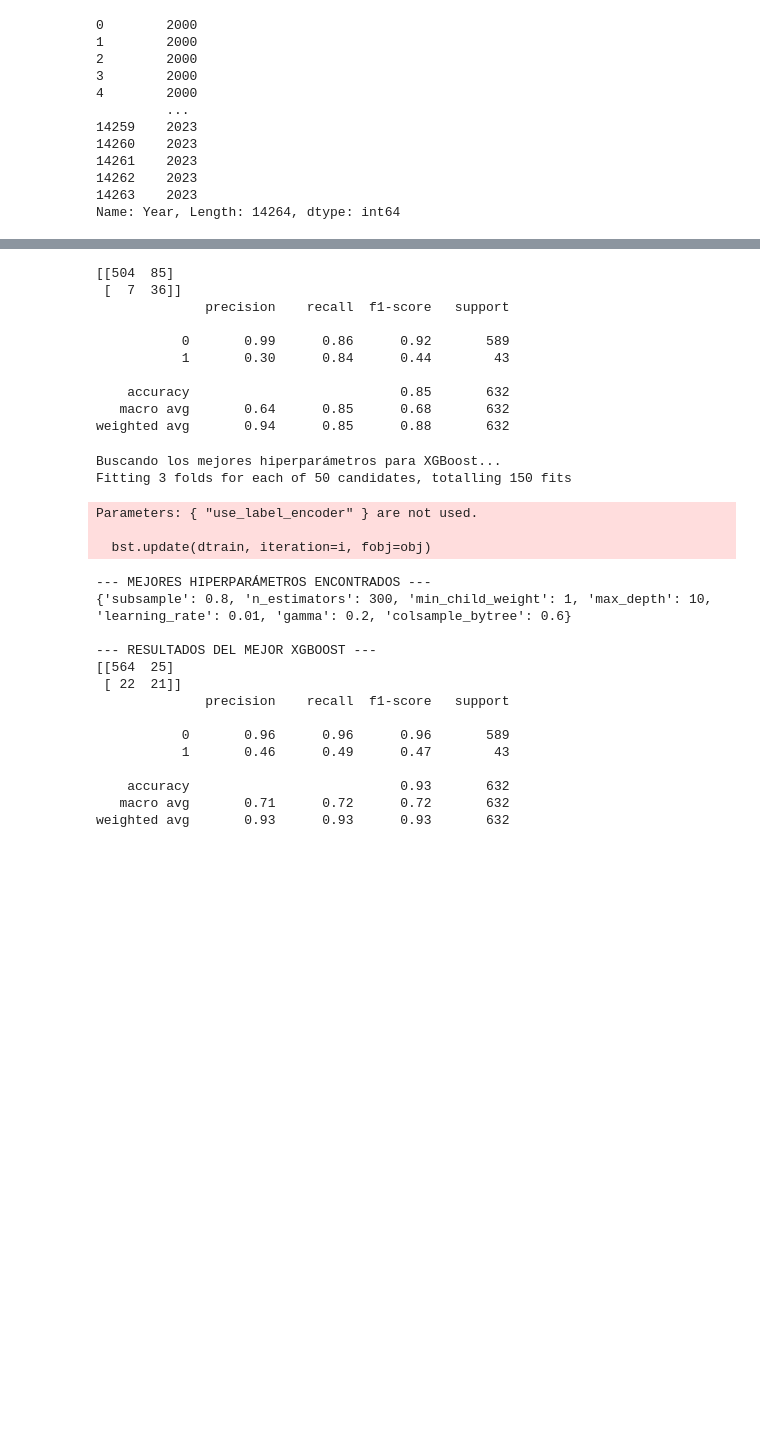
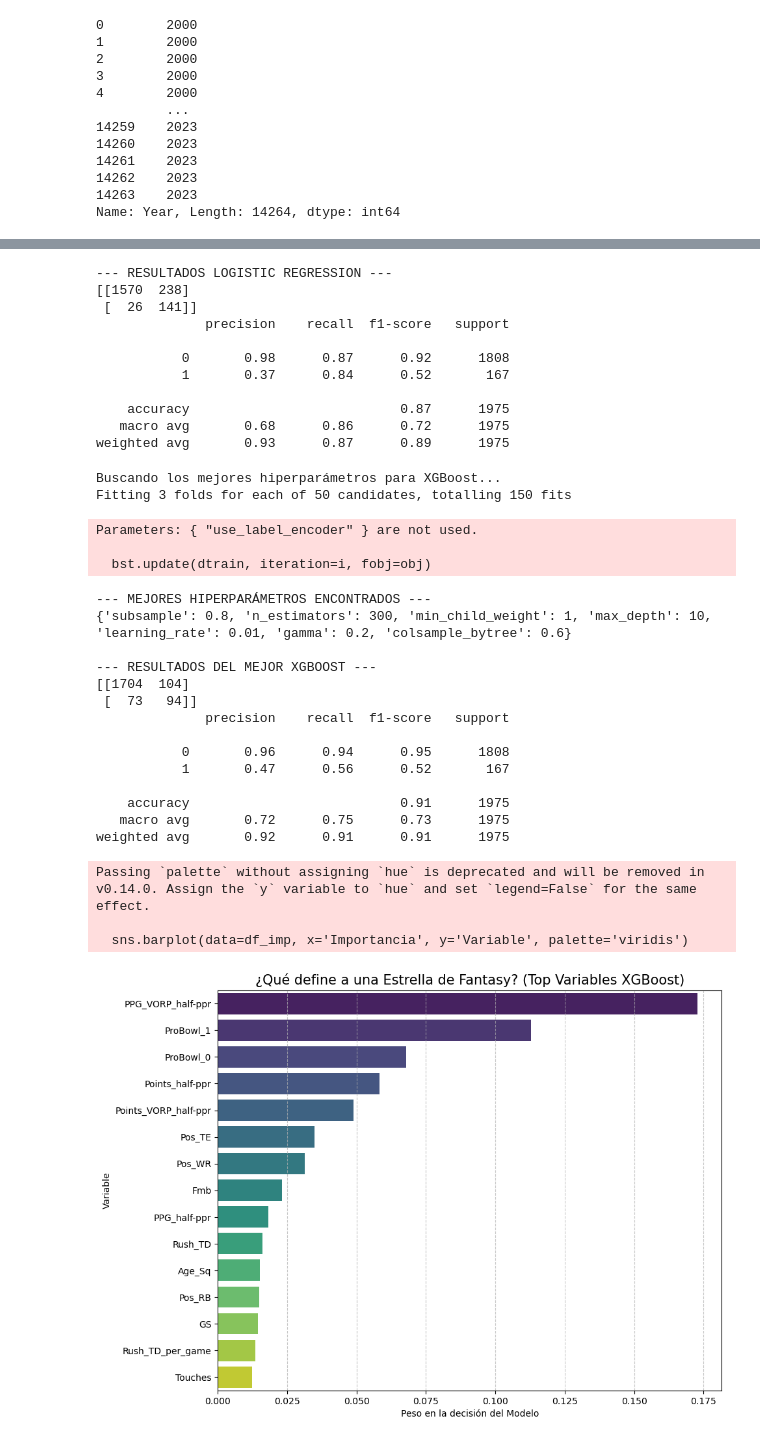
Before and after one commit to edumar67/Fantasy_project, a Jupyter notebook: Entrega2/2_entregaCat.ipynb, the cells around one changed output, grey strips where cells are left out. Drawn from its saved outputs; the diff is of its cells as text; code cells hidden in the pictures; blank space fills up the shorter version.

```diff
--- a/Entrega2/2_entregaCat.ipynb
+++ b/Entrega2/2_entregaCat.ipynb
@@ -109,7 +143,7 @@ df_final = pd.merge(df_ordenado, df_t_mas_1, on=['Key', 'Year'], how='left')
 year_maximo = df_final['Year'].max()
 df_final = df_final[df_final['Year'] < year_maximo].copy()
 # %%
-df_final['y'] = df_final['Rank_t_plus_1'].fillna(999).apply(lambda x: 1 if x <= 12 else 0)
+df_final['y'] = df_final['Rank_t_plus_1'].fillna(999).apply(lambda x: 1 if x <= 15 else 0)
 # %%
 df_final['Year']
 # %% [output]
@@ -220,10 +241,9 @@ X_test_transformed = preprocessor.transform(X_test)
 print(f"Dimensiones originales Train: {X_train_transformed.shape}")
 print(f"Balance de clases original: {y_train.value_counts().to_dict()}")
 
-smt = SMOTETomek(random_state=42)
+sm = SMOTE(random_state=42)
 
-# Aquí ocurre la magia: Genera sintéticos y limpia ruido
-X_train_resampled, y_train_resampled = smt.fit_resample(X_train_transformed, y_train)
+X_train_resampled, y_train_resampled = sm.fit_resample(X_train_transformed, y_train)
 
 print(f"Nuevas dimensiones Train: {X_train_resampled.shape}")
 print(f"Nuevo balance de clases: {y_train_resampled.value_counts().to_dict()}")
@@ -235,5 +255,4 @@ Nuevo balance de clases: {0: 12592, 1: 12592}
 # %%
-from sklearn.model_selection import RandomizedSearchCV
 
 random_grid = {
     'n_estimators': [100, 200, 300, 500],        # Número de árboles
@@ -255,7 +274,7 @@ rf_random = RandomizedSearchCV(
     verbose=2,             # Para ver el progreso
     random_state=42,
     n_jobs=-1,             # Usa todos los núcleos de tu CPU
-    scoring='recall'       # ¡IMPORTANTE! Optimizamos para RECALL (encontrar estrellas)
+    scoring='f1'
 )
 
 # 3. ENTRENAR LA BÚSQUEDA
@@ -273,6 +292,7 @@ y_pred_best = best_rf.predict(X_test_transformed) # Usamos el test original (tra
 
 print("\n--- RESULTADOS DEL MEJOR RANDOM FOREST ---")
 print(confusion_matrix(y_test, y_pred_best))
+print("\n--- RESULTADOS DEL MEJOR RANDOM FOREST ---")
 print(classification_report(y_test, y_pred_best))
 # %% [output]
 Buscando los mejores hiperparámetros para Random Forest...
@@ -298,24 +320,22 @@ lr.fit(X_train_resampled, y_train_resampled)
 
 y_pred_lr = lr.predict(X_test_transformed)
 
+print("\n--- RESULTADOS LOGISTIC REGRESSION ---")
 print(confusion_matrix(y_test, y_pred_lr))
 print(classification_report(y_test, y_pred_lr))
 # %% [output]
-[[504  85]
- [  7  36]]
+--- RESULTADOS LOGISTIC REGRESSION ---
+[[1570  238]
+ [  26  141]]
               precision    recall  f1-score   support
 
-           0       0.99      0.86      0.92       589
-           1       0.30      0.84      0.44        43
+           0       0.98      0.87      0.92      1808
+           1       0.37      0.84      0.52       167
 
-    accuracy                           0.85       632
-   macro avg       0.64      0.85      0.68       632
-weighted avg       0.94      0.85      0.88       632
+    accuracy                           0.87      1975
+   macro avg       0.68      0.86      0.72      1975
+weighted avg       0.93      0.87      0.89      1975
 # %%
-from sklearn.model_selection import RandomizedSearchCV
-from xgboost import XGBClassifier
-from sklearn.metrics import classification_report, confusion_matrix
-import numpy as np
 
 # Estos son los controles más importantes de la nave
 xgb_grid = {
@@ -344,43 +364,65 @@ xgb_random = RandomizedSearchCV(
     verbose=1,              # Mostrar progreso
     random_state=42,
     n_jobs=-1,              # Usar todos los núcleos del CPU
-    scoring='recall'        # ¡Vital! Optimizamos para RECALL (encontrar estrellas)
+    scoring='f1'        # ¡Vital! Optimizamos para RECALL (encontrar estrellas)
 )
 
 # 4. ENTRENAR
 print("Buscando los mejores hiperparámetros para XGBoost...")
 # Usamos tus datos balanceados con SMOTETomek
 xgb_random.fit(X_train_resampled, y_train_resampled)
 
 # 5. VER LOS GANADORES
 print("\n--- MEJORES HIPERPARÁMETROS ENCONTRADOS ---")
 print(xgb_random.best_params_)
 
 # 6. PROBAR EL MEJOR MODELO
 best_xgb = xgb_random.best_estimator_
 y_pred_best_xgb = best_xgb.predict(X_test_transformed) # Probamos en el Test Set original
 
 print("\n--- RESULTADOS DEL MEJOR XGBOOST ---")
 print(confusion_matrix(y_test, y_pred_best_xgb))
 print(classification_report(y_test, y_pred_best_xgb))
+
+
+feature_names = preprocessor.get_feature_names_out()
+
+importances = best_xgb.feature_importances_
+
+df_imp = pd.DataFrame({'Variable': feature_names, 'Importancia': importances})
+df_imp = df_imp.sort_values('Importancia', ascending=False).head(15) # Top 15
+
+df_imp['Variable'] = df_imp['Variable'].str.replace('num__', '').str.replace('cat__', '')
+
+plt.figure(figsize=(10, 8))
+sns.barplot(data=df_imp, x='Importancia', y='Variable', palette='viridis')
+plt.title('¿Qué define a una Estrella de Fantasy? (Top Variables XGBoost)', fontsize=15)
+plt.xlabel('Peso en la decisión del Modelo')
+plt.ylabel('Variable')
+plt.grid(axis='x', linestyle='--', alpha=0.7)
+plt.show()
 # %% [output]
 Buscando los mejores hiperparámetros para XGBoost...
 Fitting 3 folds for each of 50 candidates, totalling 150 fits
 Parameters: { "use_label_encoder" } are not used.
 
   bst.update(dtrain, iteration=i, fobj=obj)
 --- MEJORES HIPERPARÁMETROS ENCONTRADOS ---
 {'subsample': 0.8, 'n_estimators': 300, 'min_child_weight': 1, 'max_depth': 10, 'learning_rate': 0.01, 'gamma': 0.2, 'colsample_bytree': 0.6}
 
 --- RESULTADOS DEL MEJOR XGBOOST ---
-[[564  25]
- [ 22  21]]
+[[1704  104]
+ [  73   94]]
               precision    recall  f1-score   support
 
-           0       0.96      0.96      0.96       589
-           1       0.46      0.49      0.47        43
+           0       0.96      0.94      0.95      1808
+           1       0.47      0.56      0.52       167
 
-    accuracy                           0.93       632
-   macro avg       0.71      0.72      0.72       632
-weighted avg       0.93      0.93      0.93       632
+    accuracy                           0.91      1975
+   macro avg       0.72      0.75      0.73      1975
+weighted avg       0.92      0.91      0.91      1975
+Passing `palette` without assigning `hue` is deprecated and will be removed in v0.14.0. Assign the `y` variable to `hue` and set `legend=False` for the same effect.
+
+  sns.barplot(data=df_imp, x='Importancia', y='Variable', palette='viridis')
+[figure, added]
 # %%
```
Also changed, not shown: parts of 12 cells of this notebook.
